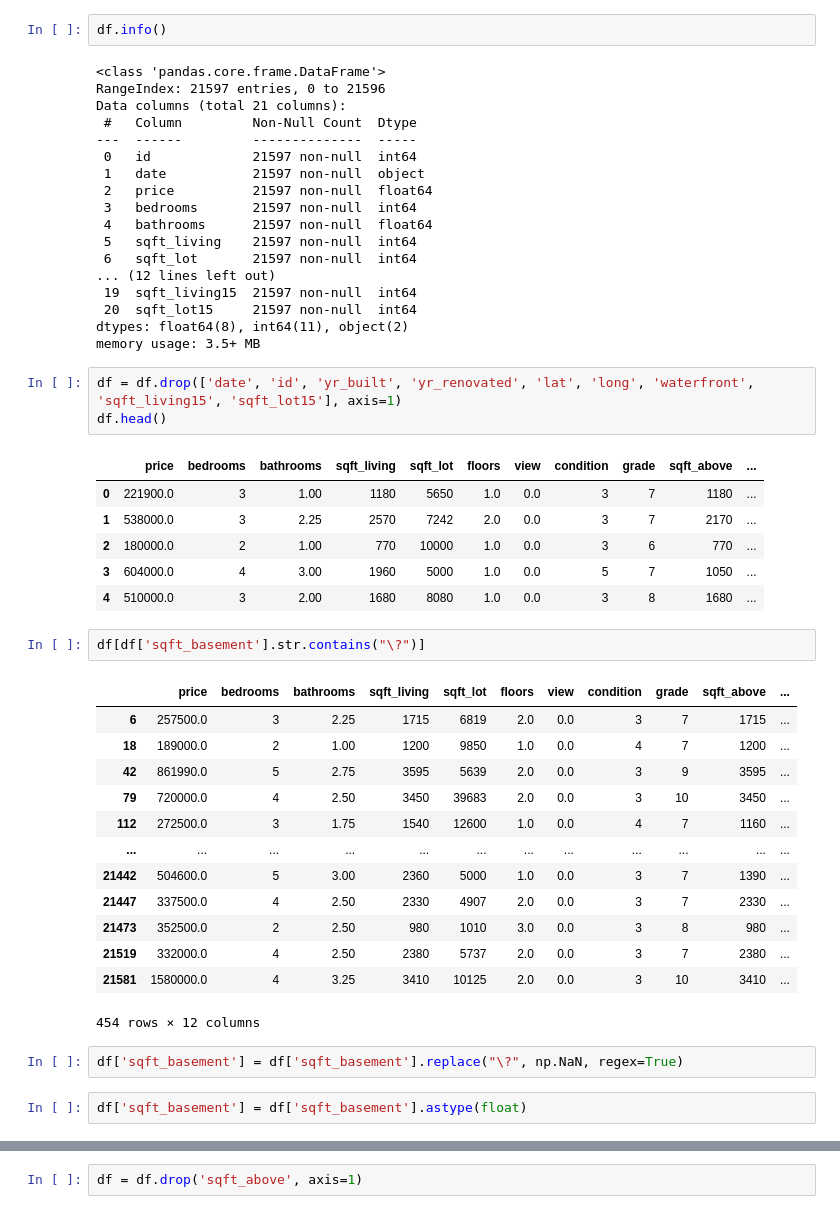
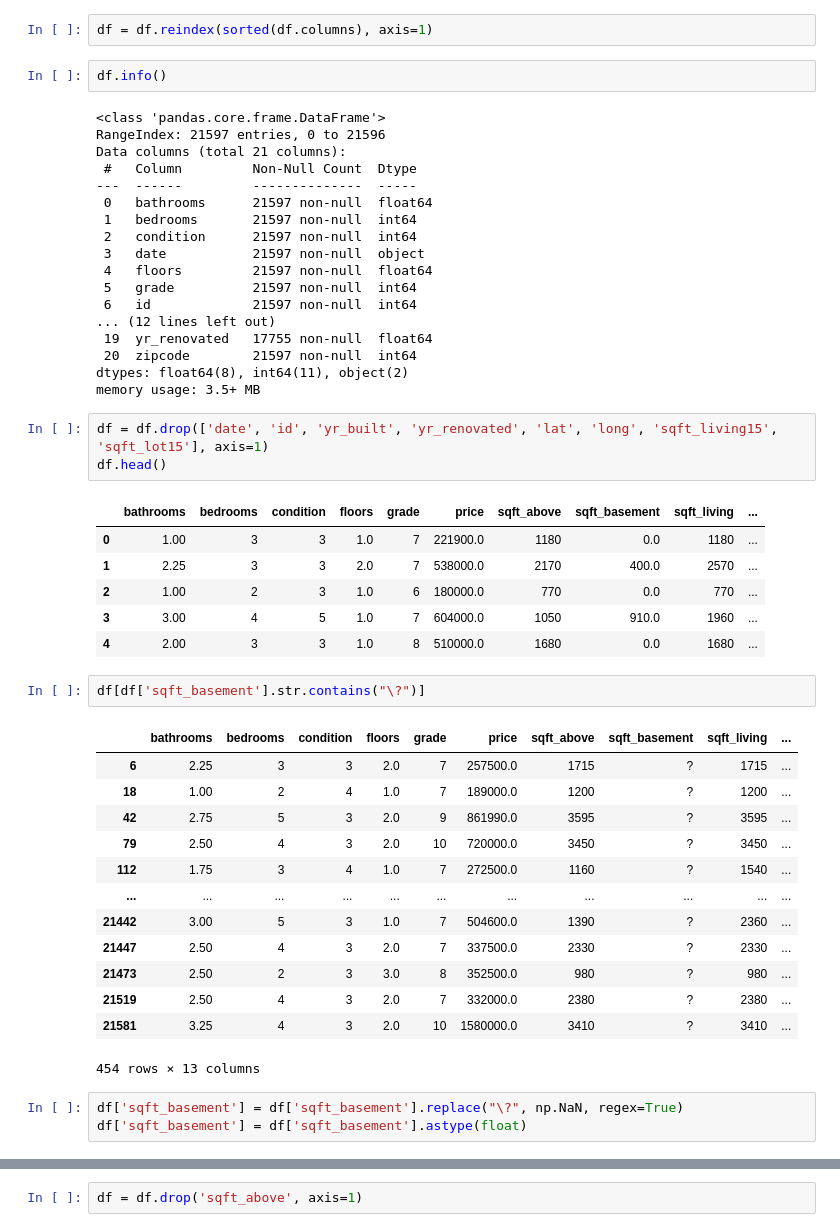
Before and after one commit to MossyJossy/Phase-2-Project, a Jupyter notebook: cleaning/Data Cleaning.ipynb, the cells around one changed output, grey strips where cells are left out. Saved outputs shown, nothing was run; the diff lists cells and outputs as text.

```diff
--- a/cleaning/Data Cleaning.ipynb
+++ b/cleaning/Data Cleaning.ipynb
@@ -14,6 +16,8 @@ df.head()
 | 3 | 2487200875 | 12/9/2014 | 604000.0 | 4 | 3.00 | 1960 | 5000 | 1.0 | 0.0 | 0.0 | ... |
 | 4 | 1954400510 | 2/18/2015 | 510000.0 | 3 | 2.00 | 1680 | 8080 | 1.0 | 0.0 | 0.0 | ... |
 5 rows × 21 columns
+# %%
+df = df.reindex(sorted(df.columns), axis=1)
 # %%
 df.info()
 # %% [output]
@@ -22,48 +26,47 @@ RangeIndex: 21597 entries, 0 to 21596
 Data columns (total 21 columns):
  #   Column         Non-Null Count  Dtype
 ---  ------         --------------  -----
- 0   id             21597 non-null  int64
- 1   date           21597 non-null  object
- 2   price          21597 non-null  float64
- 3   bedrooms       21597 non-null  int64
- 4   bathrooms      21597 non-null  float64
- 5   sqft_living    21597 non-null  int64
- 6   sqft_lot       21597 non-null  int64
+ 0   bathrooms      21597 non-null  float64
+ 1   bedrooms       21597 non-null  int64
+ 2   condition      21597 non-null  int64
+ 3   date           21597 non-null  object
+ 4   floors         21597 non-null  float64
+ 5   grade          21597 non-null  int64
+ 6   id             21597 non-null  int64
 ... (12 lines left out)
- 19  sqft_living15  21597 non-null  int64
- 20  sqft_lot15     21597 non-null  int64
+ 19  yr_renovated   17755 non-null  float64
+ 20  zipcode        21597 non-null  int64
 dtypes: float64(8), int64(11), object(2)
 memory usage: 3.5+ MB
 # %%
-df = df.drop(['date', 'id', 'yr_built', 'yr_renovated', 'lat', 'long', 'waterfront', 'sqft_living15', 'sqft_lot15'], axis=1)
+df = df.drop(['date', 'id', 'yr_built', 'yr_renovated', 'lat', 'long', 'sqft_living15', 'sqft_lot15'], axis=1)
 df.head()
 # %% [output]
-|  | price | bedrooms | bathrooms | sqft_living | sqft_lot | floors | view | condition | grade | sqft_above | ... |
-| 0 | 221900.0 | 3 | 1.00 | 1180 | 5650 | 1.0 | 0.0 | 3 | 7 | 1180 | ... |
-| 1 | 538000.0 | 3 | 2.25 | 2570 | 7242 | 2.0 | 0.0 | 3 | 7 | 2170 | ... |
-| 2 | 180000.0 | 2 | 1.00 | 770 | 10000 | 1.0 | 0.0 | 3 | 6 | 770 | ... |
-| 3 | 604000.0 | 4 | 3.00 | 1960 | 5000 | 1.0 | 0.0 | 5 | 7 | 1050 | ... |
-| 4 | 510000.0 | 3 | 2.00 | 1680 | 8080 | 1.0 | 0.0 | 3 | 8 | 1680 | ... |
+|  | bathrooms | bedrooms | condition | floors | grade | price | sqft_above | sqft_basement | sqft_living | ... |
+| 0 | 1.00 | 3 | 3 | 1.0 | 7 | 221900.0 | 1180 | 0.0 | 1180 | ... |
+| 1 | 2.25 | 3 | 3 | 2.0 | 7 | 538000.0 | 2170 | 400.0 | 2570 | ... |
+| 2 | 1.00 | 2 | 3 | 1.0 | 6 | 180000.0 | 770 | 0.0 | 770 | ... |
+| 3 | 3.00 | 4 | 5 | 1.0 | 7 | 604000.0 | 1050 | 910.0 | 1960 | ... |
+| 4 | 2.00 | 3 | 3 | 1.0 | 8 | 510000.0 | 1680 | 0.0 | 1680 | ... |
 # %%
 df[df['sqft_basement'].str.contains("\?")]
 # %% [output]
-|  | price | bedrooms | bathrooms | sqft_living | sqft_lot | floors | view | condition | grade | sqft_above | ... |
-| 6 | 257500.0 | 3 | 2.25 | 1715 | 6819 | 2.0 | 0.0 | 3 | 7 | 1715 | ... |
-| 18 | 189000.0 | 2 | 1.00 | 1200 | 9850 | 1.0 | 0.0 | 4 | 7 | 1200 | ... |
-| 42 | 861990.0 | 5 | 2.75 | 3595 | 5639 | 2.0 | 0.0 | 3 | 9 | 3595 | ... |
-| 79 | 720000.0 | 4 | 2.50 | 3450 | 39683 | 2.0 | 0.0 | 3 | 10 | 3450 | ... |
-| 112 | 272500.0 | 3 | 1.75 | 1540 | 12600 | 1.0 | 0.0 | 4 | 7 | 1160 | ... |
-| ... | ... | ... | ... | ... | ... | ... | ... | ... | ... | ... | ... |
-| 21442 | 504600.0 | 5 | 3.00 | 2360 | 5000 | 1.0 | 0.0 | 3 | 7 | 1390 | ... |
-| 21447 | 337500.0 | 4 | 2.50 | 2330 | 4907 | 2.0 | 0.0 | 3 | 7 | 2330 | ... |
-| 21473 | 352500.0 | 2 | 2.50 | 980 | 1010 | 3.0 | 0.0 | 3 | 8 | 980 | ... |
-| 21519 | 332000.0 | 4 | 2.50 | 2380 | 5737 | 2.0 | 0.0 | 3 | 7 | 2380 | ... |
-| 21581 | 1580000.0 | 4 | 3.25 | 3410 | 10125 | 2.0 | 0.0 | 3 | 10 | 3410 | ... |
+|  | bathrooms | bedrooms | condition | floors | grade | price | sqft_above | sqft_basement | sqft_living | ... |
+| 6 | 2.25 | 3 | 3 | 2.0 | 7 | 257500.0 | 1715 | ? | 1715 | ... |
+| 18 | 1.00 | 2 | 4 | 1.0 | 7 | 189000.0 | 1200 | ? | 1200 | ... |
+| 42 | 2.75 | 5 | 3 | 2.0 | 9 | 861990.0 | 3595 | ? | 3595 | ... |
+| 79 | 2.50 | 4 | 3 | 2.0 | 10 | 720000.0 | 3450 | ? | 3450 | ... |
+| 112 | 1.75 | 3 | 4 | 1.0 | 7 | 272500.0 | 1160 | ? | 1540 | ... |
+| ... | ... | ... | ... | ... | ... | ... | ... | ... | ... | ... |
+| 21442 | 3.00 | 5 | 3 | 1.0 | 7 | 504600.0 | 1390 | ? | 2360 | ... |
+| 21447 | 2.50 | 4 | 3 | 2.0 | 7 | 337500.0 | 2330 | ? | 2330 | ... |
+| 21473 | 2.50 | 2 | 3 | 3.0 | 8 | 352500.0 | 980 | ? | 980 | ... |
+| 21519 | 2.50 | 4 | 3 | 2.0 | 7 | 332000.0 | 2380 | ? | 2380 | ... |
+| 21581 | 3.25 | 4 | 3 | 2.0 | 10 | 1580000.0 | 3410 | ? | 3410 | ... |
-454 rows × 12 columns
+454 rows × 13 columns
 # %%
 df['sqft_basement'] = df['sqft_basement'].replace("\?", np.NaN, regex=True)
+df['sqft_basement'] = df['sqft_basement'].astype(float)
-# %%
-df['sqft_basement'] = df['sqft_basement'].astype(float)
 # %%
 df.info()
 # %% [output]
```
Also changed, not shown: parts of 15 cells of this notebook.
